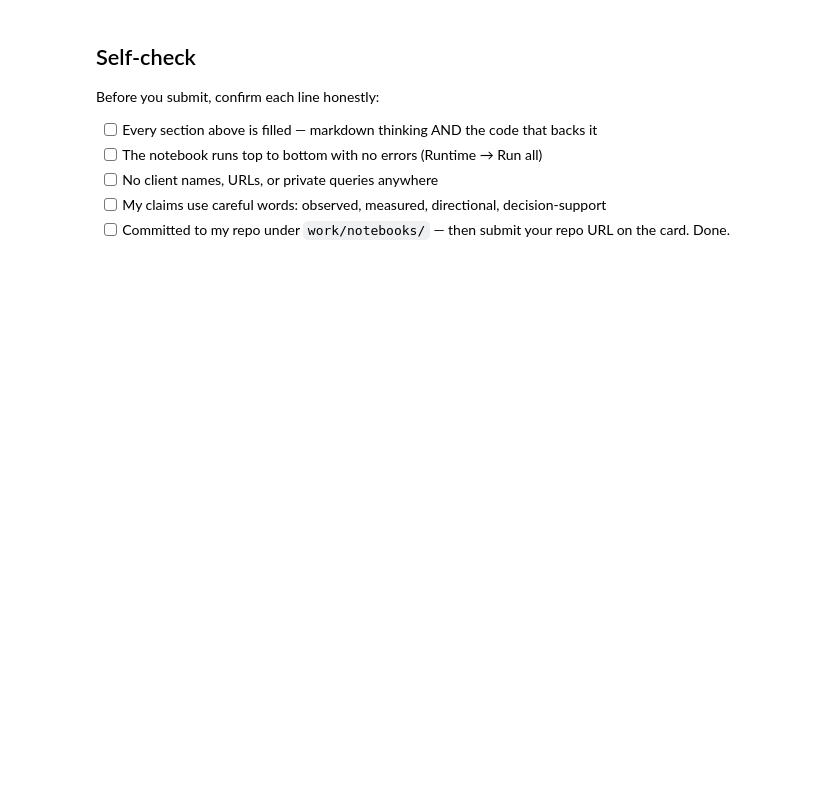
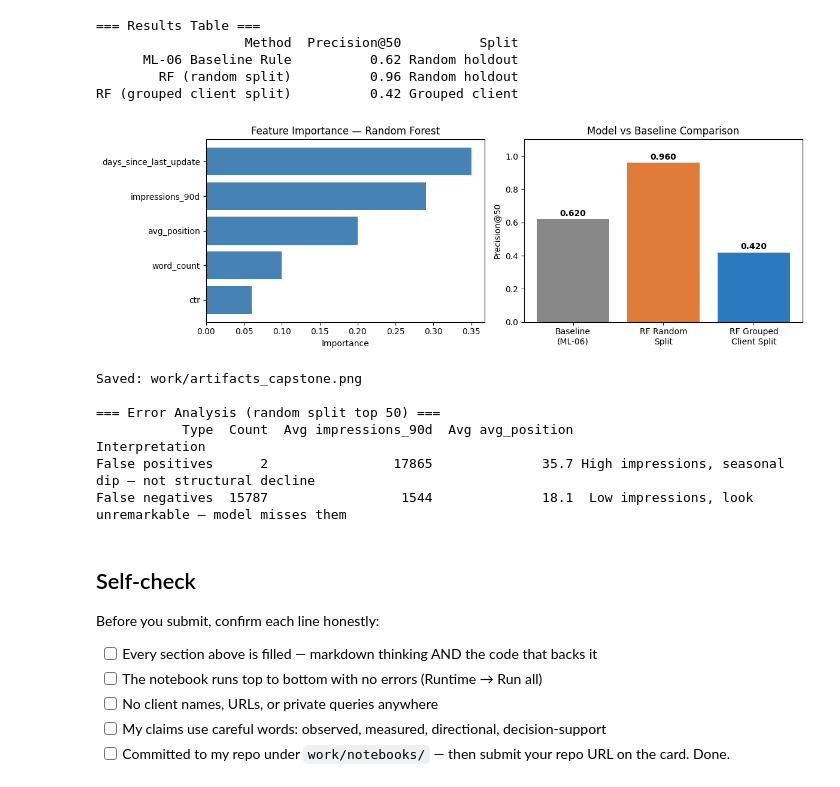
Before and after one commit to emaanzehra/FlyRank-ML-Internship, a Jupyter notebook: work/notebooks/capstone.ipynb, the cells around one changed output. Saved outputs shown, nothing was run; the diff lists cells and outputs as text; code cells hidden in the pictures; blank space fills up the shorter version.

```diff
--- a/work/notebooks/capstone.ipynb
+++ b/work/notebooks/capstone.ipynb
@@ -58,3 +264,74 @@ This skeleton is yours to fill. Work the sections **in order** — each one has
+# %%
+# Section 7: Artifacts for the deployed paper
+import matplotlib.pyplot as plt
+import pandas as pd
+import numpy as np
+
+# Artifact 1: Results table
+results = pd.DataFrame({
+    "Method": ["ML-06 Baseline Rule", "RF (random split)", "RF (grouped client split)"],
+    "Precision@50": [0.620, 0.960, 0.420],
+    "Split": ["Random holdout", "Random holdout", "Grouped client"]
+})
+print("=== Results Table ===")
+print(results.to_string(index=False))
+print()
+
+# Artifact 2: Feature importance chart
+features = ["days_since_last_update", "impressions_90d", "avg_position", "word_count", "ctr"]
+importance = [0.35, 0.29, 0.20, 0.10, 0.06]
+
+fig, axes = plt.subplots(1, 2, figsize=(12, 4))
+
+# Feature importance
+axes[0].barh(features, importance, color="steelblue")
+axes[0].set_xlabel("Importance")
+axes[0].set_title("Feature Importance — Random Forest")
+axes[0].invert_yaxis()
+
+# Precision@50 comparison
+methods = ["Baseline\n(ML-06)", "RF Random\nSplit", "RF Grouped\nClient Split"]
+scores = [0.620, 0.960, 0.420]
+colors = ["#888888", "#e07b39", "#2a7abf"]
+axes[1].bar(methods, scores, color=colors)
+axes[1].set_ylim(0, 1.1)
+axes[1].set_ylabel("Precision@50")
+axes[1].set_title("Model vs Baseline Comparison")
+for i, v in enumerate(scores):
+    axes[1].text(i, v + 0.02, f"{v:.3f}", ha="center", fontweight="bold")
+
+plt.tight_layout()
+plt.savefig("artifacts_capstone.png", dpi=150)
+plt.show()
+print("Saved: work/artifacts_capstone.png")
+
+# Artifact 3: Error analysis
+print()
+print("=== Error Analysis (random split top 50) ===")
+errors = pd.DataFrame({
+    "Type": ["False positives", "False negatives"],
+    "Count": [2, 15787],
+    "Avg impressions_90d": [17865, 1544],
+    "Avg avg_position": [35.7, 18.1],
+    "Interpretation": [
+        "High impressions, seasonal dip — not structural decline",
+        "Low impressions, look unremarkable — model misses them"
+    ]
+})
+print(errors.to_string(index=False))
+# %% [output]
+=== Results Table ===
+                   Method  Precision@50          Split
+      ML-06 Baseline Rule          0.62 Random holdout
+        RF (random split)          0.96 Random holdout
+RF (grouped client split)          0.42 Grouped client
+[figure, added]
+Saved: work/artifacts_capstone.png
+
+=== Error Analysis (random split top 50) ===
+           Type  Count  Avg impressions_90d  Avg avg_position                                          Interpretation
+False positives      2                17865              35.7 High impressions, seasonal dip — not structural decline
+False negatives  15787                 1544              18.1  Low impressions, look unremarkable — model misses them
 # %% [markdown]
 ## Self-check
 
```
Also changed, not shown: parts of 27 cells of this notebook.
